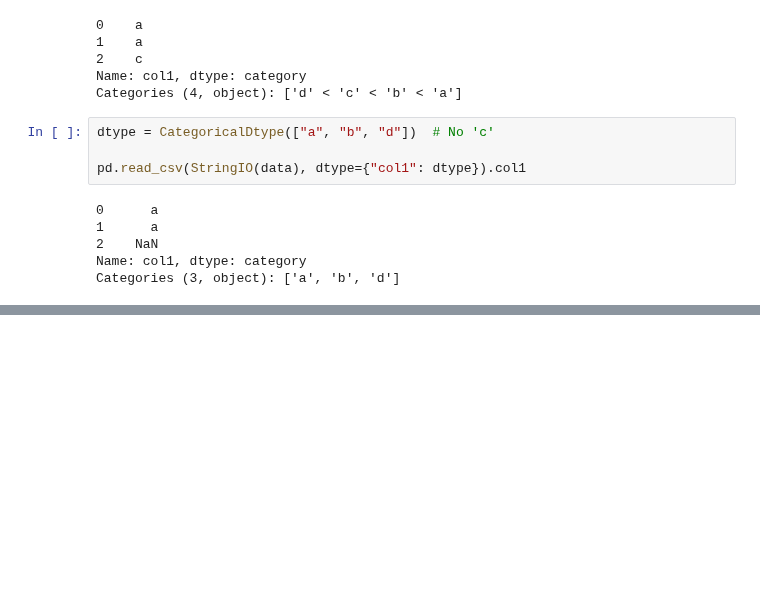
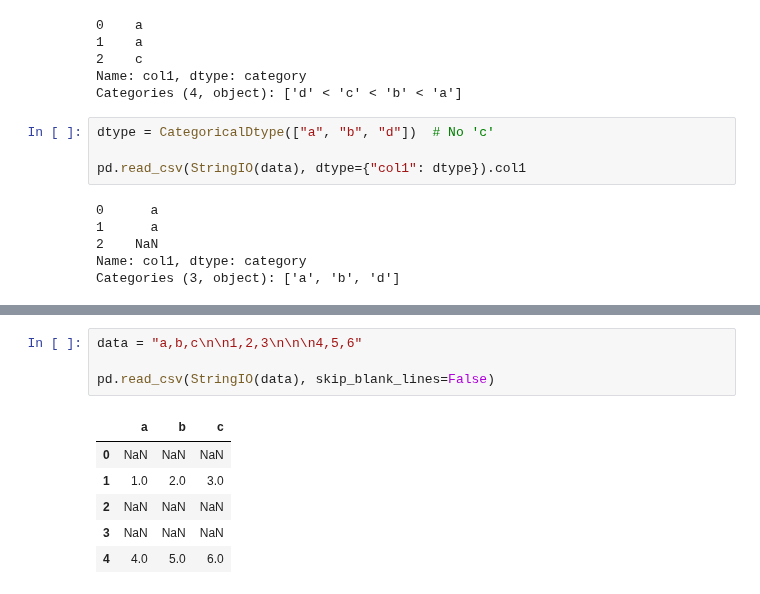
Before and after one commit to ilyak93/self-studying, a Jupyter notebook: DataEngineering/pandas/pandas_IO_tools.ipynb, the cells around one changed output, grey strips where cells are left out. Saved outputs shown, nothing was run; the diff lists cells and outputs as text; blank space fills up the shorter version.

```diff
--- a/DataEngineering/pandas/pandas_IO_tools.ipynb
+++ b/DataEngineering/pandas/pandas_IO_tools.ipynb
@@ -270,0 +408,11 @@ Categories (3, object): ['a', 'b', 'd']
+# %%
+data = "a,b,c\n\n1,2,3\n\n\n4,5,6"
+
+pd.read_csv(StringIO(data), skip_blank_lines=False)
+# %% [output]
+|  | a | b | c |
+| 0 | NaN | NaN | NaN |
+| 1 | 1.0 | 2.0 | 3.0 |
+| 2 | NaN | NaN | NaN |
+| 3 | NaN | NaN | NaN |
+| 4 | 4.0 | 5.0 | 6.0 |
```
Also changed, not shown: parts of 40 cells of this notebook.
